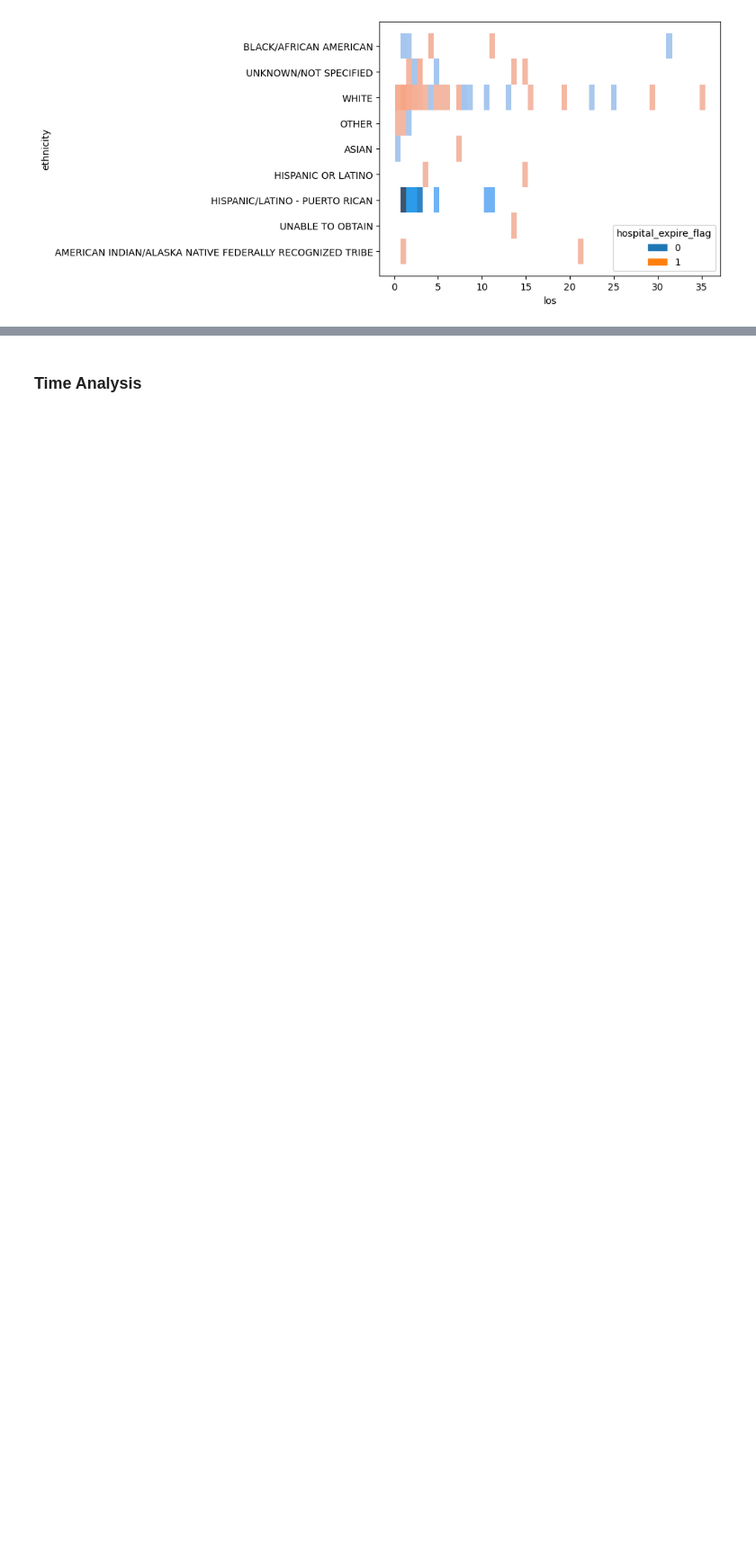
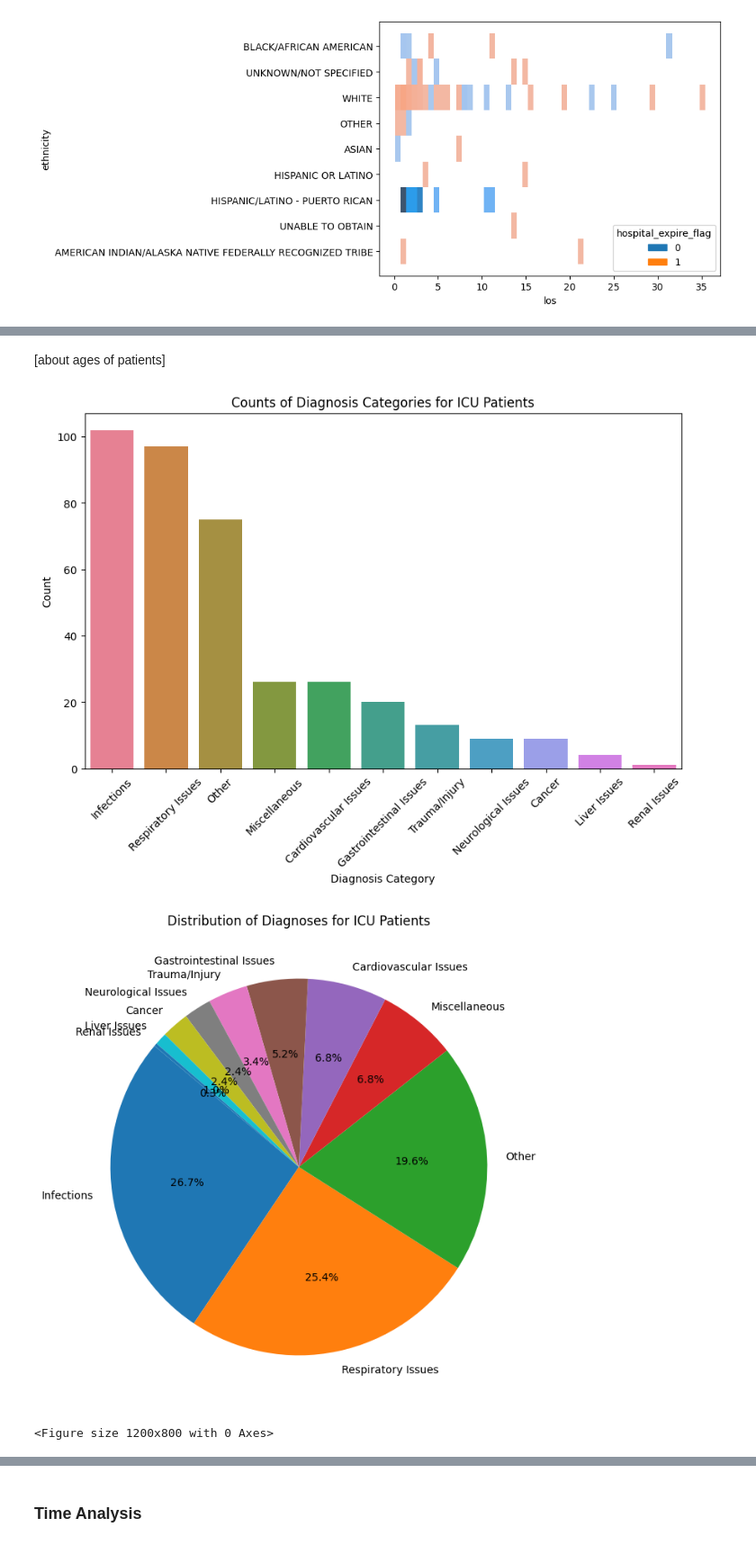
Before and after one commit to punstack/Health-Care-Analytics, a Jupyter notebook: eda.ipynb, the cells around one changed output, grey strips where cells are left out. Shown at 90% size. Cells and saved outputs as stored; diff of their text form; code cells hidden in the pictures; blank space fills up the shorter version.

```diff
--- a/eda.ipynb
+++ b/eda.ipynb
@@ -219,0 +229,58 @@ plt.show()
+# %% [markdown]
+[about ages of patients]
+# %%
+# TODO: bin the diagnoses
+
+# Define a mapping from specific diagnoses to broad categories
+df_b['diagnosis_category'] = mapped_diagnosis(df_b['diagnosis'])
+
+
+
+category_counts = df_b['diagnosis_category'].value_counts()
+
+plt.figure(figsize=(10, 6))
+sns.barplot(x=category_counts.index, y=category_counts.values, hue = category_counts.index)
+plt.title('Counts of Diagnosis Categories for ICU Patients')
+plt.xlabel('Diagnosis Category')
+plt.ylabel('Count')
+plt.xticks(rotation=45)
+plt.show()
+
+
+
+diagnosis_percentages = category_counts / category_counts.sum() * 100
+
+plt.figure(figsize=(8, 8))
+plt.pie(category_counts, labels=category_counts.index, autopct='%1.1f%%', startangle=140)
+plt.title('Distribution of Diagnoses for ICU Patients')
+plt.show()
+
+
+# Pivot the data for plotting
+bins = [0, 18, 30, 45, 60, 75, 100]
+labels = ['0-18', '19-30', '31-45', '46-60', '61-75', '76+']
+df_b['age_group'] = pd.cut(df_b['age'], bins=bins, labels=labels) # need to adjust bins and labels
+
+age_diagnosis_counts = df_b.groupby(['age_group', 'diagnosis_category']).size().unstack().fillna(0)
+
+plt.figure(figsize=(12, 8))
+age_diagnosis_counts.plot(kind='bar', stacked=True, colormap='viridis')
+plt.title('Stacked Bar Plot of Diagnoses by Age Group')
+plt.xlabel('Age Group')
+plt.ylabel('Count')
+plt.legend(title='Diagnosis', bbox_to_anchor=(1.05, 1), loc='upper left')
+plt.xticks(rotation=45)
+
+# Create a pivot table for the heatmap
+heatmap_data = df_b.pivot_table(index='age_group', columns='diagnosis_category', aggfunc='size', fill_value=0)
+
+plt.figure(figsize=(12, 8))
+sns.heatmap(heatmap_data, cmap='viridis', annot=True, fmt='d')
+plt.title('Heatmap of Diagnoses by Age Group')
+plt.xlabel('Diagnosis')
+plt.ylabel('Age Group')
+plt.show()
+# %% [output]
+[figure, added]
+[figure, added]
+<Figure size 1200x800 with 0 Axes>
```
Also changed, not shown: parts of 8 cells of this notebook, 1 other file.
